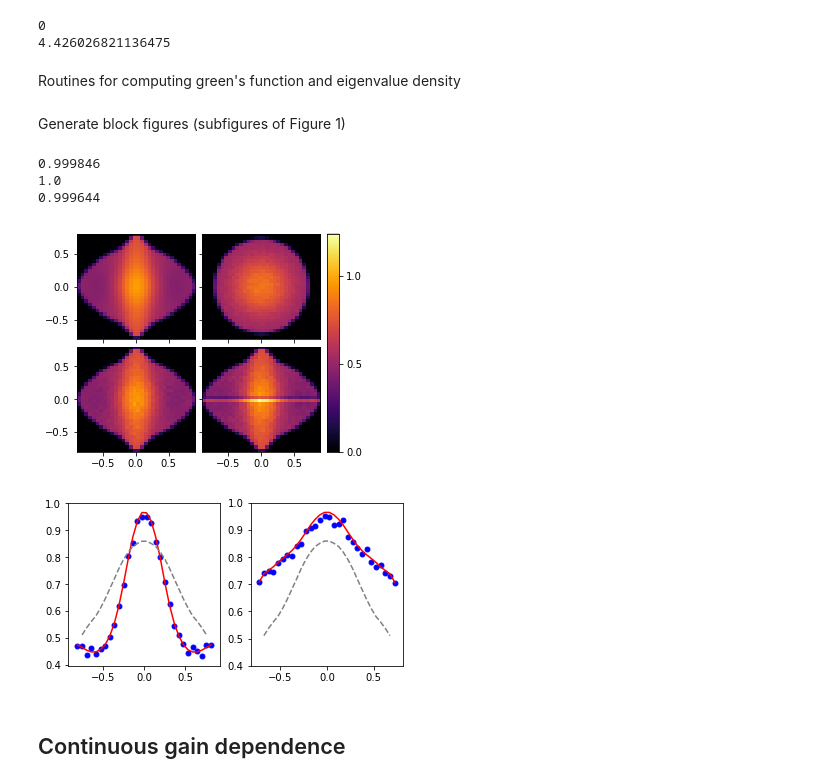
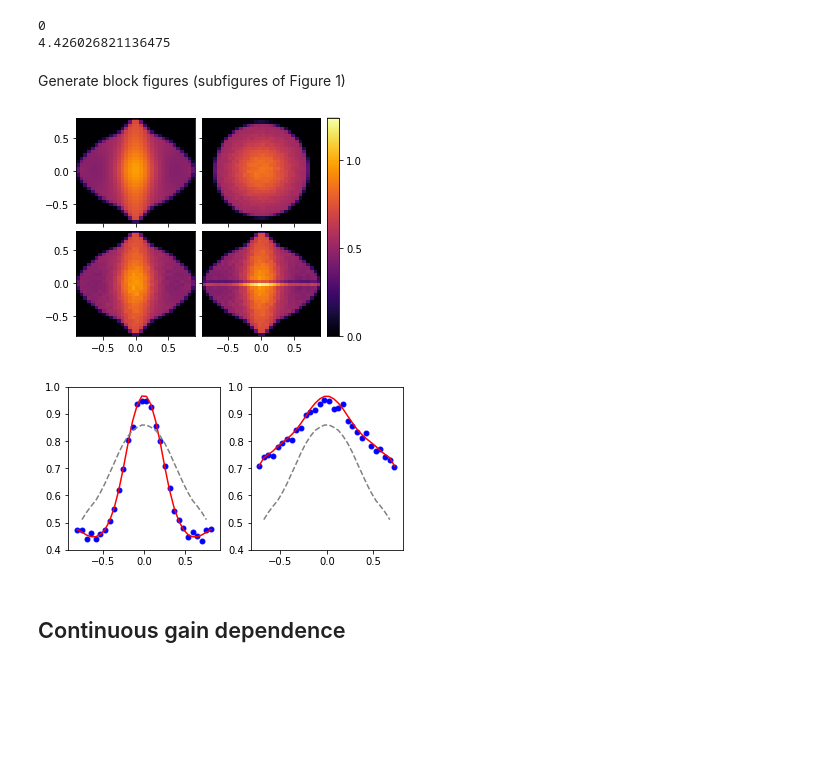
Before and after one commit to akuczala/random-networks, a Jupyter notebook: random-matrix-spectra.ipynb, the cells around one changed output. Saved outputs shown, nothing was run; the diff lists cells and outputs as text; code cells hidden in the pictures; blank space fills up the shorter version.

```diff
--- a/random-matrix-spectra.ipynb
+++ b/random-matrix-spectra.ipynb
@@ -104,7 +59,7 @@ for i in range(n_mats):
         print(i)
     if i==0:
         t0 = time.time()
-    J = genMat.generateMatrix(popSizes,gmat,tau,complex=True)
+    J = genMat.generateBlockMatrix(popSizes,gmat,tau,complex=True)
     eigs = np.append(eigs,np.linalg.eigvals(J))
     if i==0:
         print(time.time()-t0)
@@ -112,8 +67,6 @@ for i in range(n_mats):
 # %% [output]
 0
 4.426026821136475
-# %% [markdown]
-Routines for computing green's function and eigenvalue density
 # %% [markdown]
 Generate block figures (subfigures of Figure 1)
 # %%
@@ -130,39 +83,36 @@ yCenters = np.convolve(yrange,np.ones([2])/2,'same')[1:]
 
 directory = 'data/'
 cov_hist = gen_rho_hist(load_eigs(directory,'covBlock',5),xrange,yrange)
 nocov_hist = gen_rho_hist(load_eigs(directory,'noCovBlock',5),xrange,yrange)
 covre_hist = gen_rho_hist(load_eigs(directory,'covBlockRe_',10),xrange,yrange)
 
-cov_rho_grid = calc_density_grid(gsq,T,fracs,zGrid,max_iterations)
-nocov_rho_grid = calc_density_grid(gsq,T*0,fracs,zGrid,max_iterations)
+cov_rho_grid = spec.calc_density_grid(gsq,T,fracs,zGrid,max_iterations)
+nocov_rho_grid = spec.calc_density_grid(gsq,T*0,fracs,zGrid,max_iterations)
 
 hist_list = [cov_rho_grid,nocov_hist,cov_hist,covre_hist]
 vmax = max(list(map(np.max,hist_list)))
 vmin = max(list(map(np.min,hist_list)))
 
 from mpl_toolkits.axes_grid1 import AxesGrid
 fig = plt.figure(figsize=(6, 4))
 axes_grid = AxesGrid(fig, 111,
                 nrows_ncols=(2, 2),
                 axes_pad=0.1,
                 cbar_mode='single',
                 cbar_location='right',
                 cbar_pad=0.1
                 )
 for i,hist,ax in zip(range(4),hist_list,axes_grid):
     im = ax.imshow(np.real(hist).T,
                    interpolation='none',
                    extent=[xrange[0],xrange[-1],yrange[0],yrange[-1]],
                    vmax=vmax,vmin=vmin,
                    cmap = 'inferno')
 cbar = ax.cax.colorbar(im)
 cbar.ax.set_yticks([0,0.5,1])
 plt.show()
 # %% [output]
-0.999846
-1.0
-0.999644
-[figure, old version]
+[figure, new version]
 # %%
 dot_size = 24
 plt.figure(figsize=(6,3))
@@ -179,7 +129,7 @@ plt.plot(yCenters[2:-2],nocov_rho_grid[n_bins//2,2:-2],c='gray',linestyle='--')
 plt.ylim(0.4,1)
 plt.show()
 # %% [output]
-[figure, old version]
+[figure, new version]
 # %% [markdown]
 ## Continuous gain dependence
 # %% [markdown]
```
Also changed, not shown: parts of 9 cells of this notebook, 3 other files.
